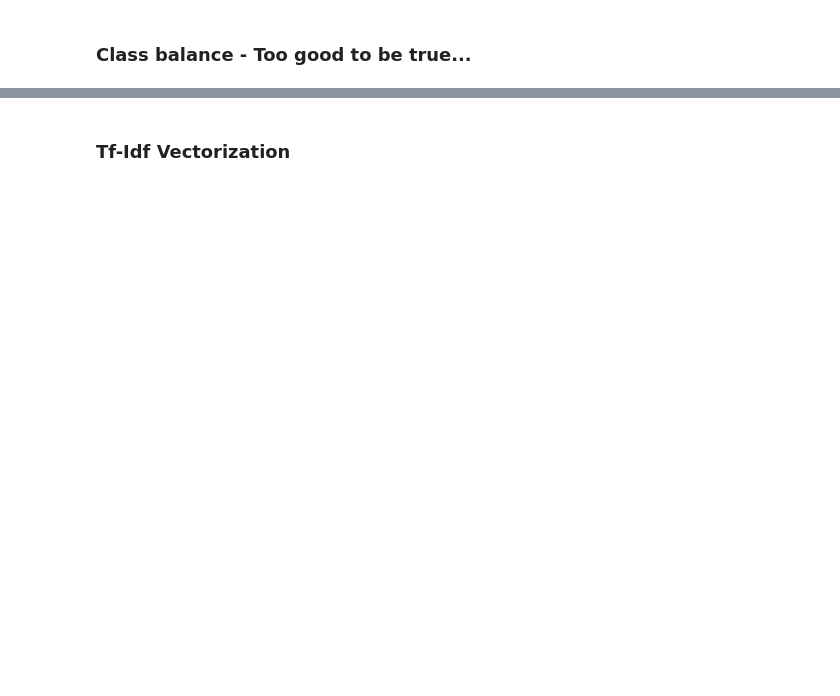
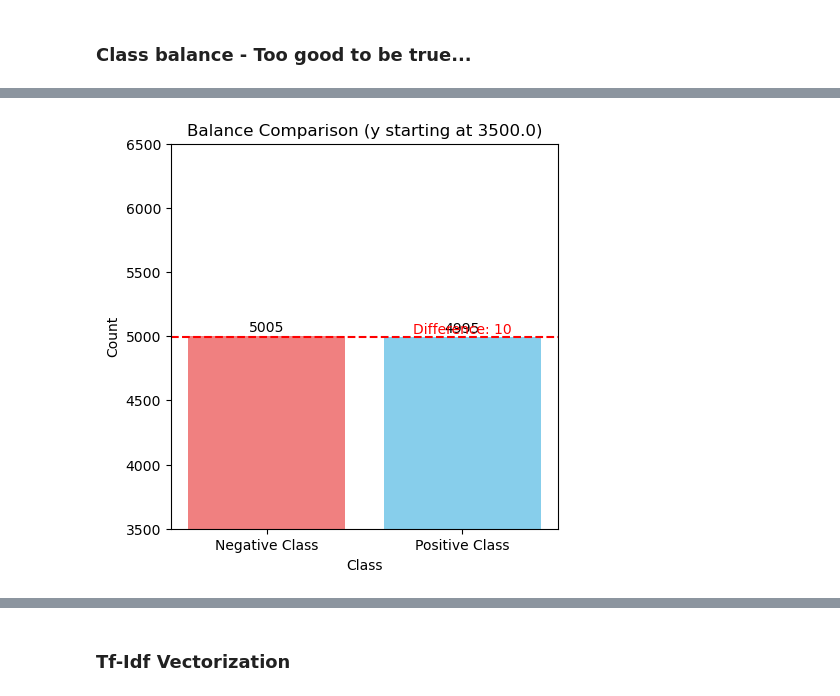
Before and after one commit to adma224/aws-real-time-sentiment-analysis, a Jupyter notebook: data-cleansing-feature-extraction.ipynb, the cells around one changed output, grey strips where cells are left out. Cells and saved outputs as stored; diff of their text form; code cells hidden in the pictures; blank space fills up the shorter version.

```diff
--- a/data-cleansing-feature-extraction.ipynb
+++ b/data-cleansing-feature-extraction.ipynb
@@ -95,3 +135,3 @@ plt.show()
 # %%
-sample_size = 500000
+sample_size = 10000
 data = df[['text', 'target']].sample(n=sample_size, random_state=43).reset_index(drop=True)
@@ -333,0 +160,38 @@ import  string
+# %%
+def floor_thousand(num):
+    ceil = math.ceil((num - 1000) / 1000) * 1000
+    return ceil
+
+def bar_difference(counts, ax):
+    bars = ax.bar(counts.index.astype(str), counts.values, color=['lightcoral', 'skyblue'])
+    index = np.arange(len(counts))
+    n = min(counts.values[0], counts.values[1])
+    m = max(counts.values[0], counts.values[1])
+    diff = m-n
+    # Adjust the ylim to include some space above the max value to show the difference
+
+    m_ceil = floor_thousand(m)+1000
+    n_floor = floor_thousand(n)
+    ceil_diff = m_ceil - n_floor
+
+    ax.set_ylim(top=(m_ceil + ceil_diff / 4), bottom=(n_floor - ceil_diff / 4))
+    auto_label(bars, ax)
+    diff_annotation = f'Difference: {diff}'
+    ax.text(1, n + diff / 2, diff_annotation, ha='center', va='bottom', fontsize=10, color='red')
+
+    # Correct way to include dynamic content in the title
+
+    ax.set_title(f"Balance Comparison (y starting at {n_floor - ceil_diff/4})")
+    ax.set_ylabel('Count')
+    ax.set_xlabel('Class')
+    ax.set_xticks(index)
+    ax.set_xticklabels(['Negative Class', 'Positive Class'])
+
+    ax.axhline(y=min(n, m), color='red', linewidth=1.5, linestyle='--')
+
+fig, axs = plt.subplots(1, 1, figsize=(5, 5))
+bar_difference(data_counts, axs)
+
+plt.show()
+# %% [output]
+[figure, added]
```
Also changed, not shown: parts of 66 cells of this notebook, 1 other file.
